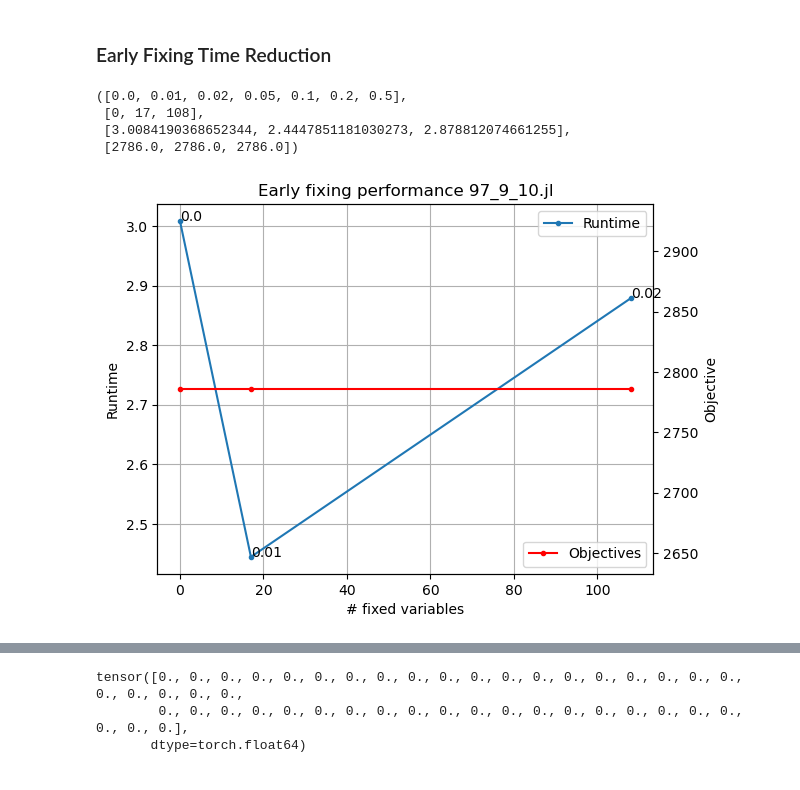
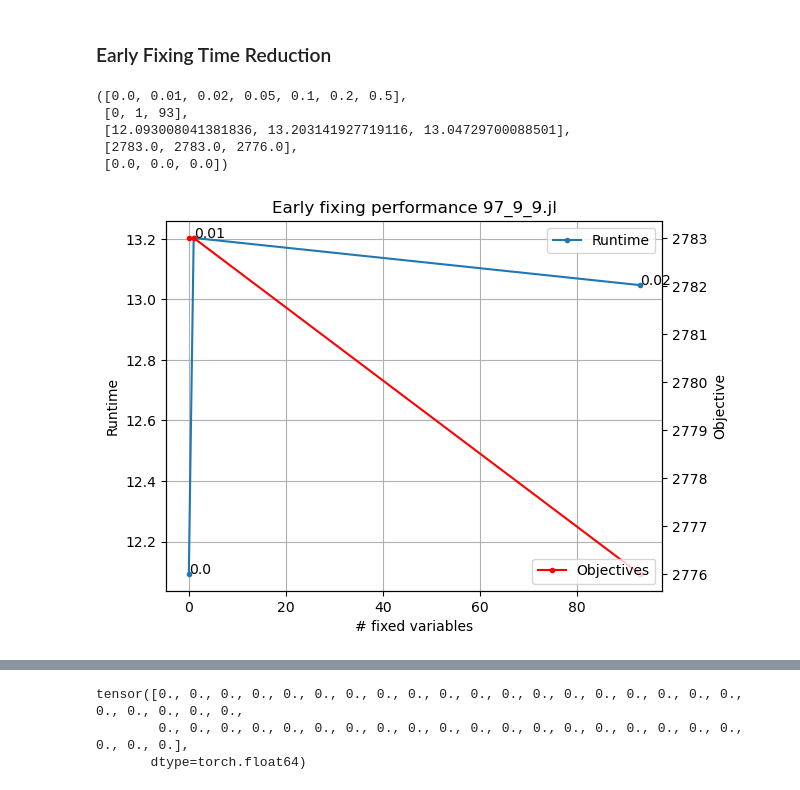
Before and after one commit to gos-ufsc/sat-gnn, a Jupyter notebook: notebooks/1.1-bmp-full-instances-early-fixing.ipynb, the cells around one changed output, grey strips where cells are left out. Drawn from its saved outputs; the diff is of its cells as text; code cells hidden in the pictures.

Commit message:
performance on lighter instances of the problem

```diff
--- a/notebooks/1.1-bmp-full-instances-early-fixing.ipynb
+++ b/notebooks/1.1-bmp-full-instances-early-fixing.ipynb
@@ -79,13 +79,13 @@ def get_ef_accuracy(g_batch, xs, x_opt, net, name=None, plot=True):
 
     return thresholds, ns, accs
 
-def get_ef_times(g_batch, xs, instance, net, name=None, plot=True, obj=2000):
+def get_ef_times(g_batch, xs, instance, net, name=None, plot=True, timeout=60):
     if isinstance(instance, str) or isinstance(instance, Path):
         instance = load_instance(instance)
 
     jobs = list(range(instance['jobs'][0]))
-    model = get_model(jobs, instance, coupling=True, new_ineq=False)
-    model.setParam('BestObjStop', obj)
+    model = get_model(jobs, instance, coupling=True, new_ineq=False, timeout=timeout)
+    # model.setParam('BestObjStop', obj)
     model.update()
 
     vars_names = np.core.defchararray.array([v.getAttr(GRB.Attr.VarName) for v in model.getVars()])
@@ -96,6 +96,7 @@ def get_ef_times(g_batch, xs, instance, net, name=None, plot=True, obj=2000):
     model_.optimize()
     baseline_runtime = model_.Runtime
     baseline_obj = model_.ObjVal
+    baseline_gap = model_.MIPGap
 
     with torch.no_grad():
         y_hat = torch.sigmoid(net(g_batch))
@@ -108,6 +109,7 @@ def get_ef_times(g_batch, xs, instance, net, name=None, plot=True, obj=2000):
 
     runtimes = list()
     objs = list()
+    gaps = list()
     ns = list()
     for thresh in thresholds:
         most_certain = (x_hat.mean(0) < thresh) | (x_hat.mean(0) > 1 - thresh)
@@ -115,6 +117,7 @@ def get_ef_times(g_batch, xs, instance, net, name=None, plot=True, obj=2000):
         if most_certain.sum() == 0:
             runtimes.append(baseline_runtime)
             objs.append(baseline_obj)
+            gaps.append(baseline_gap)
             ns.append(0)
             continue
 
@@ -136,6 +139,7 @@ def get_ef_times(g_batch, xs, instance, net, name=None, plot=True, obj=2000):
 
         runtimes.append(model_.Runtime)
         objs.append(model_.ObjVal)
+        gaps.append(model_.MIPGap)
         ns.append(fixed_x_hat.shape[0])
 
     if plot:
@@ -159,17 +163,32 @@ def get_ef_times(g_batch, xs, instance, net, name=None, plot=True, obj=2000):
 
         fig.show()
 
-    return thresholds, ns, runtimes, objs
+    return thresholds, ns, runtimes, objs, gaps
 # %%
-instances = list(Path('../data/raw').glob('97_9*.jl'))  # test instances only
+instances_dir = Path('../data/raw')
+instances = list(instances_dir.glob('97_9*.jl'))  # test instances only
 # instances = sorted(instances)
-instances = instances[-2:]
+# instances = instances[-2:]
+instances = [instances_dir/'97_9_9.jl', instances_dir/'97_9_20.jl']
 
 with open('../97_9_opts.pkl', 'rb') as f:
     opts = pickle.load(f)
 
-net = InstanceGCN(2, readout_op=None)
-net = load_from_wandb(net, '6lhzl30o', 'sat-gnn', 'model_last')
+net = InstanceGCN(
+    2,
+    n_passes=1,
+    single_conv_for_both_passes=False,
+    n_h_feats=19,
+    conv1='GraphConv',
+    conv2='SAGEConv',
+    conv2_kwargs={
+        'aggregator_type': 'pool',
+        'feat_drop': .09088,
+    },
+    conv3='GraphConv',
+    readout_op=None,
+)
+net = load_from_wandb(net, 'dva750fx', 'sat-gnn', 'model_best')
 net.eval()
 
 objs = [opts[i.name]['obj'] for i in instances]
@@ -177,7 +196,7 @@ opts = [opts[i.name]['sol'] for i in instances]
 ds = InstanceEarlyFixingDataset(
     [load_instance(i) for i in instances],
     opts,
-    samples_per_problem=10,
+    samples_per_problem=1,
 )
 g1 = ds.gs[0]
 g2 = ds.gs[1]
@@ -221,11 +242,12 @@ print(n2s, acc2s)
 # %% [markdown]
 ### Early Fixing Time Reduction
 # %%
-get_ef_times(g1_batch, x1s, instances[0], net, name=instances[0].name, obj=objs[0])
+get_ef_times(g1_batch, x1s, instances[0], net, name=instances[0].name, timeout=None)
 # %% [output]
 ([0.0, 0.01, 0.02, 0.05, 0.1, 0.2, 0.5],
- [0, 17, 108],
- [3.0084190368652344, 2.4447851181030273, 2.878812074661255],
- [2786.0, 2786.0, 2786.0])
+ [0, 1, 93],
+ [12.093008041381836, 13.203141927719116, 13.04729700088501],
+ [2783.0, 2783.0, 2776.0],
+ [0.0, 0.0, 0.0])
-[figure, old version]
+[figure, new version]
 # %%
```
Also changed, not shown: parts of 13 cells of this notebook.
